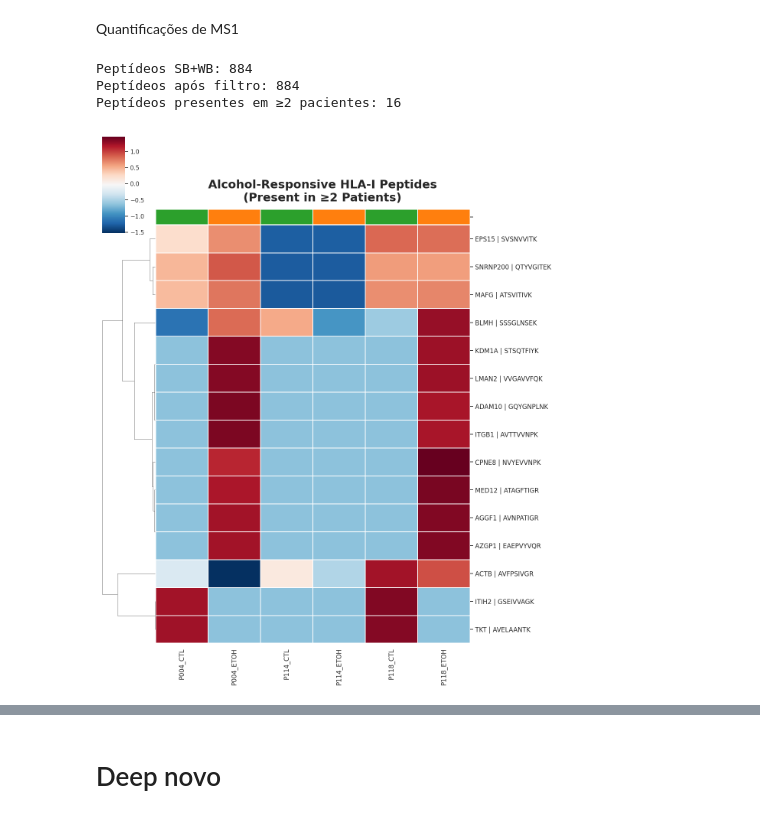
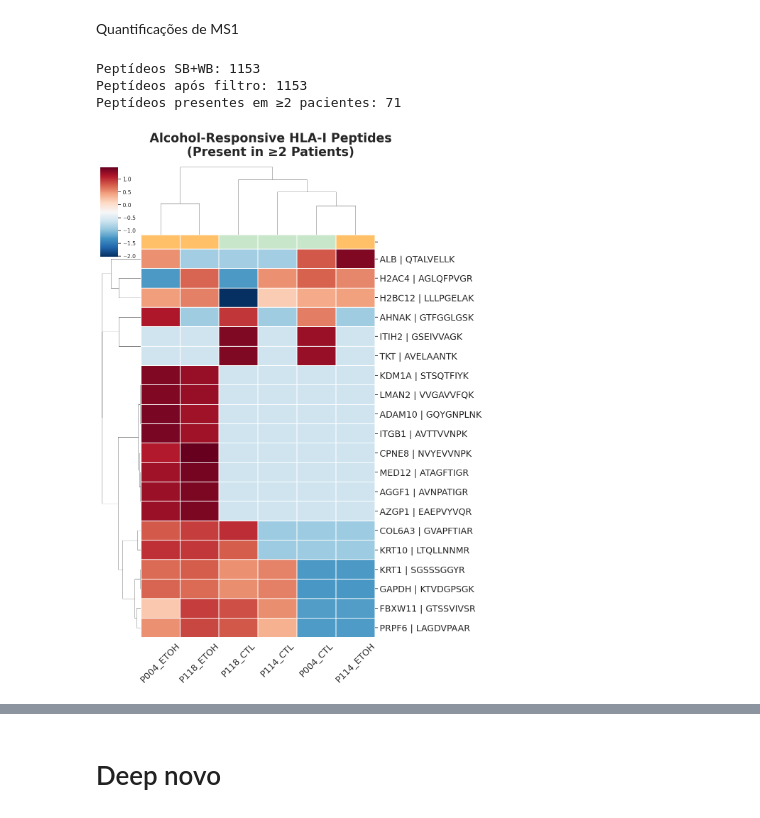
Before and after one commit to HeloisaMonteiroAP/Immunopeptidomics_Fibroblasts, a Jupyter notebook: Immunopeptidomics_Code.ipynb, the cells around one changed output, grey strips where cells are left out. Cells and saved outputs as stored; diff of their text form; code cells hidden in the pictures.

```diff
--- a/Immunopeptidomics_Code.ipynb
+++ b/Immunopeptidomics_Code.ipynb
@@ -1783,7 +926,7 @@ top_peptides = (
     .sort_values(
         ascending=False
     )
-    .head(15)
+    .head(20)
     .index
 )
 
@@ -1846,18 +989,17 @@ heatmap_data = heatmap_data.div(
 col_colors = pd.Series(
 
     [
-        "#2ca02c",
-        "#ff7f0e",
-        "#2ca02c",
-        "#ff7f0e",
-        "#2ca02c",
-        "#ff7f0e"
+        "#C8E6C9",
+        "#FFC067",
+         "#C8E6C9",
+        "#FFC067",
+         "#C8E6C9",
+        "#FFC067"
     ],
 
     index=heatmap_data.columns
 
 )
-
 
 sns.set(
     style="white"
@@ -1869,10 +1011,10 @@ g = sns.clustermap(
 
     cmap="RdBu_r",
 
-    figsize=(12,14),
+    figsize=(10,14),
 
     row_cluster=True,
-    col_cluster=False,
+    col_cluster=True,
 
     col_colors=col_colors,
 
@@ -1891,53 +1033,53 @@ g.ax_heatmap.set_ylabel("")
 
 plt.setp(
     g.ax_heatmap.get_xticklabels(),
-    fontsize=12,
-    rotation=90
+    fontsize=18,
+    rotation=45
 )
 
 plt.setp(
     g.ax_heatmap.get_yticklabels(),
-    fontsize=12
+    fontsize=18
 )
 
 g.fig.suptitle(
     "Alcohol-Responsive HLA-I Peptides\n(Present in ≥2 Patients)",
-    fontsize=22,
+    fontsize=25,
     fontweight="bold",
-    y=0.9
+    y=1.05
 )
 
 plt.savefig(
     "Heatmap_Alcohol_Responsive_Peptides_2Patients.png",
     dpi=300,
     bbox_inches="tight"
 )
 
 plt.show()
 
 
 export_table = pd.DataFrame({
 
     "Peptide": top_peptides,
 
     "Gene": [
         pep2gene.get(p, "NA")
         for p in top_peptides
     ],
 
     "Mean_abs_log2FC":
         score.loc[top_peptides].values
 
 })
 
 export_table.to_excel(
     "Alcohol_Responsive_Peptides_2Patients.xlsx",
     index=False
 )
 # %% [output]
-Peptídeos SB+WB: 884
-Peptídeos após filtro: 884
-Peptídeos presentes em ≥2 pacientes: 16
+Peptídeos SB+WB: 1153
+Peptídeos após filtro: 1153
+Peptídeos presentes em ≥2 pacientes: 71
-[figure, old version]
+[figure, new version]
 # %%
 genes = [
```
Also changed, not shown: parts of 64 cells of this notebook.
